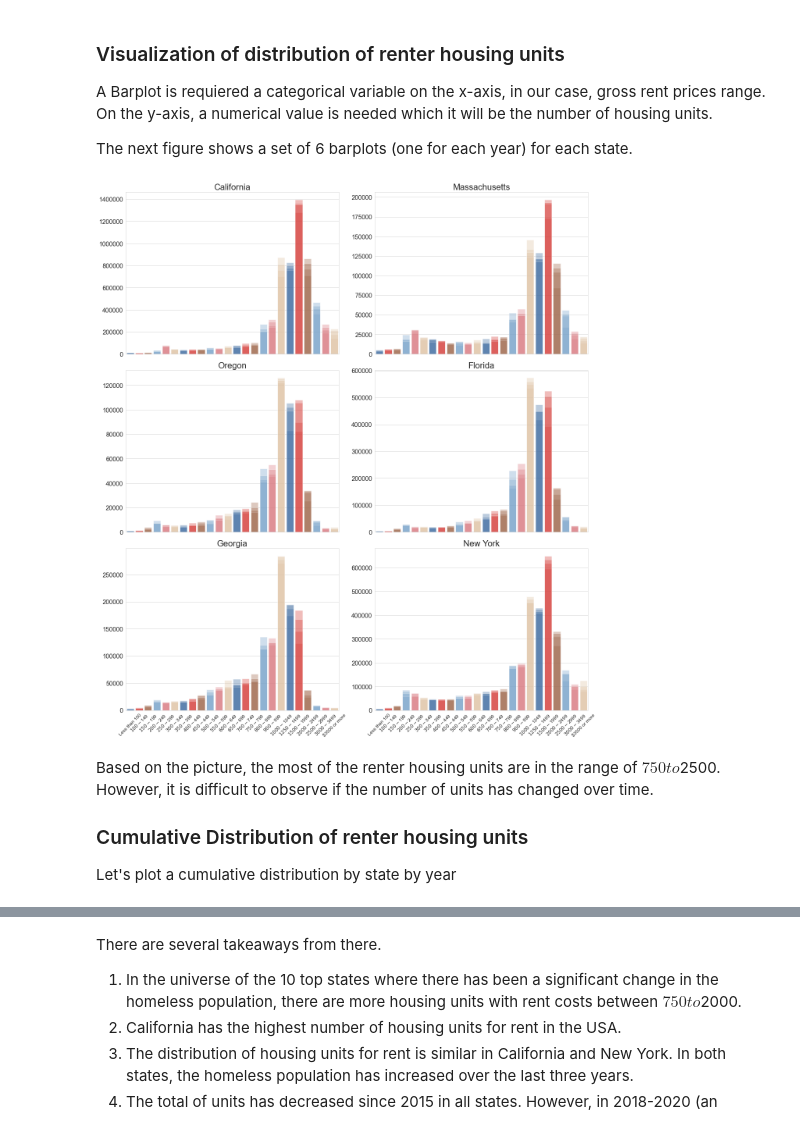
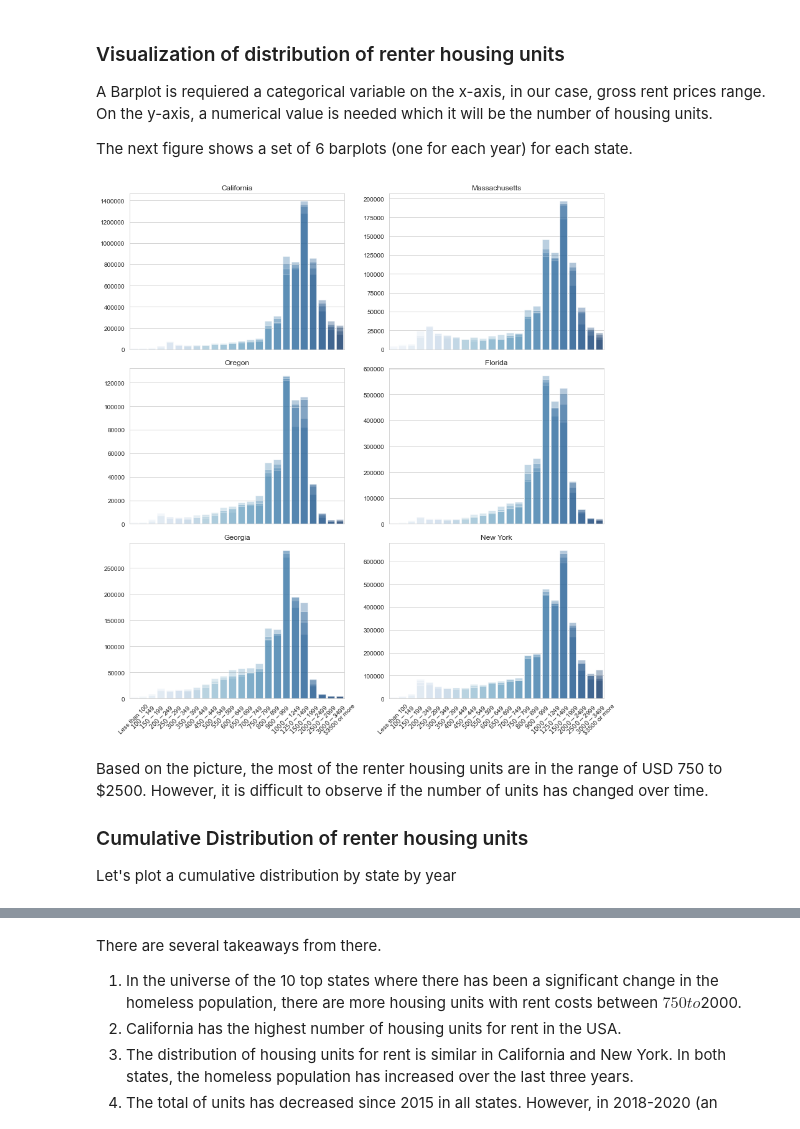
Before and after one commit to aliglara/capstone-c1-DA, a Jupyter notebook: codes/EDA_homeless_pop.ipynb, the cells around one changed output, grey strips where cells are left out. Saved outputs shown, nothing was run; the diff lists cells and outputs as text; code cells hidden in the pictures.

```diff
--- a/codes/EDA_homeless_pop.ipynb
+++ b/codes/EDA_homeless_pop.ipynb
@@ -577,7 +588,7 @@ subdata
 | 295 | 2020 | Washington | 7512465 | 22923 | 0.305133 |
 78 rows × 5 columns
 # %%
-fig, ax = plt.subplots(figsize=(10, 8))
+fig, ax = plt.subplots(figsize=(20/2.54, 16/2.54))
 for i, state in enumerate(name_top_states):
     _ = sns.lineplot(x="Year", y="% homeless",
                      data=subdata[subdata["State name"] == state],
@@ -605,7 +616,7 @@ The group top ratio homeless-population states can be split at 0.25% level.
 df1 = subdata[subdata["% homeless"] > 0.25]
 df2 = subdata[subdata["% homeless"] < 0.25]
 # %%
-fig, axes = plt.subplots(1, 2, figsize=(20, 10))
+fig, axes = plt.subplots(1, 2, figsize=(30/2.54, 16/2.54))
 dataframes = [df1, df2]
 for dataframe, ax in zip(dataframes, axes.ravel()):
     states = dataframe["State name"].unique().tolist()
@@ -959,11 +970,11 @@ subdata2020
 | 2 | Florida | 63440 | 1218 | 1110.20 | 0.00 |
 | 6 | Colorado | 71561 | 1335 | 1252.32 | 0.00 |
 # %%
-fig, ax = plt.subplots(figsize=(10, 8))
+fig, ax = plt.subplots(figsize=(20/2.54, 16/2.54))
 g = sns.barplot(y="Max increase Master",
                 x="State name",
                 data=subdata2020,
-                palette=palettable.tableau.BlueRed_6.mpl_colors, ax=ax)
+                palette="Blues_r", ax=ax)
 g.set_ylabel("Maximum increase (%)", fontsize=14)
 g.set_xlabel("State", fontsize=14)
 g.set_title("Max increase allowed for 2020")
@@ -1021,7 +1032,7 @@ for state, ax in zip(list_states, axes.ravel()):
 
     for year in years:
         g = sns.barplot(x=subdata.index, y=subdata[year].values,
-                        palette = palettable.tableau.BlueRed_12.mpl_colors[:7],
+                        palette = "Blues",
                         ax=ax, alpha=0.35)
         g.set_title(state)
         g.tick_params(labelrotation=45, axis='x')
@@ -1146,30 +1157,30 @@ A Barplot is requiered a categorical variable on the x-axis, in our case, gross
 The next figure shows a set of 6 barplots (one for each year) for each state.
 # %%
 # Create the figure
-_, axes = plt.subplots(3, 2, figsize=(18, 20), sharex='col')
+_, axes = plt.subplots(3, 2, figsize=(30/2.54, 32/2.54), sharex='col')
 
 for state, ax in zip(list_states, axes.ravel()):
     # The data has to be reformated for the barplot seaborn
     subdata = gross_rent_df.loc(axis=0)[:, state]
     subdata.reset_index(inplace=True)
     subdata = subdata.drop(["id_state", "State name"], axis=1)
     subdata = subdata.T
     subdata.columns = subdata.iloc[0]
     subdata = subdata.drop("Year", axis=0)
 
     for year in years:
         g = sns.barplot(x=subdata.index, y=subdata[year].values,
-                        palette = palettable.tableau.BlueRed_6.mpl_colors[:],
+                        palette = "Blues",
                         ax=ax, alpha=0.35)
         g.set_title(state)
-        g.tick_params(labelrotation=45, axis='x', labelsize=12)
+        g.tick_params(labelrotation=45, axis='x', labelsize=10)
         g.ticklabel_format(style='plain', axis='y')
 plt.tight_layout()
 plt.show()
 # %% [output]
-[figure, old version]
+[figure, new version]
 # %% [markdown]
-Based on the picture, the most of the renter housing units are in the range of $750 to $2500. However, it is difficult to observe if the number of units has changed over time.
+Based on the picture, the most of the renter housing units are in the range of USD 750 to $2500. However, it is difficult to observe if the number of units has changed over time.
 
 ### Cumulative Distribution of renter housing units
 Let's plot a cumulative distribution by state by year
```
Also changed, not shown: parts of 22 cells of this notebook, 17 other files.
